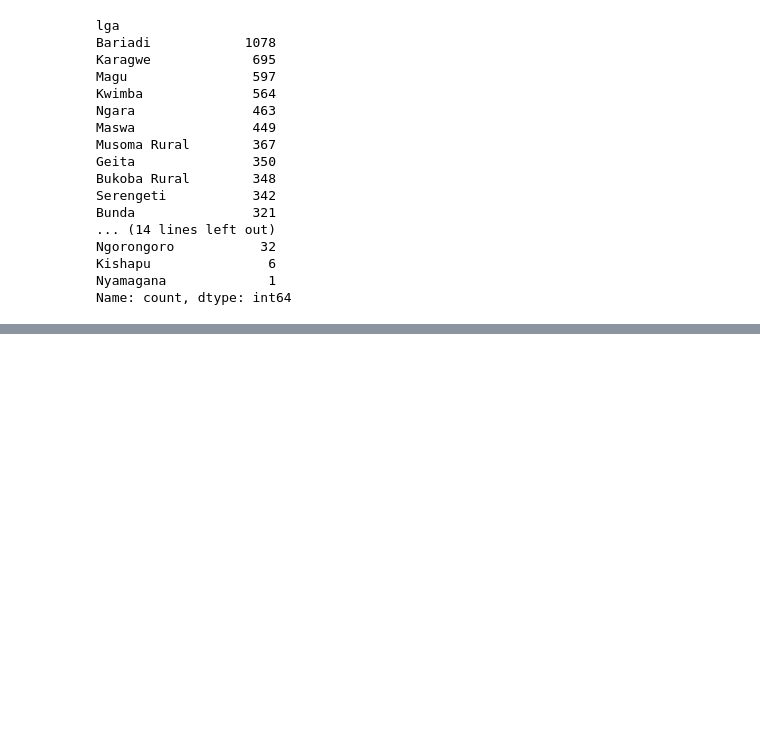
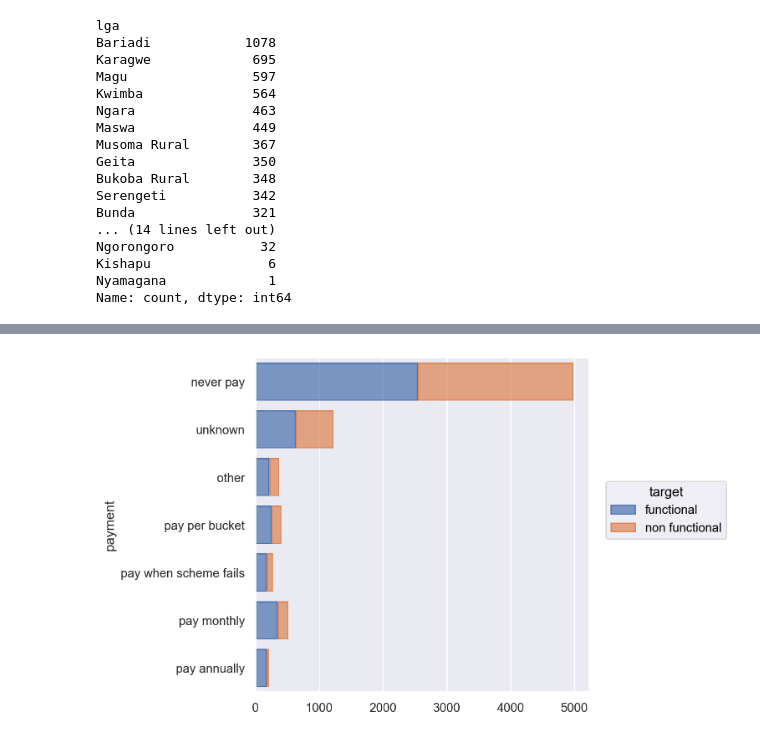
Before and after one commit to pecham1911/Tanzania_Wells, a Jupyter notebook: alli.ipynb, the cells around one changed output, grey strips where cells are left out. Drawn from its saved outputs; the diff is of its cells as text; code cells hidden in the pictures; blank space fills up the shorter version.

```diff
--- a/alli.ipynb
+++ b/alli.ipynb
@@ -306,0 +329,5 @@ Name: count, dtype: int64
+# %%
+# comparing payment method and target
+so.Plot(fdf, y="payment", color="target").add(so.Bar(), so.Count(), so.Stack())
+# %% [output]
+[figure, added]
```
Also changed, not shown: parts of 49 cells of this notebook, 1 other file.
